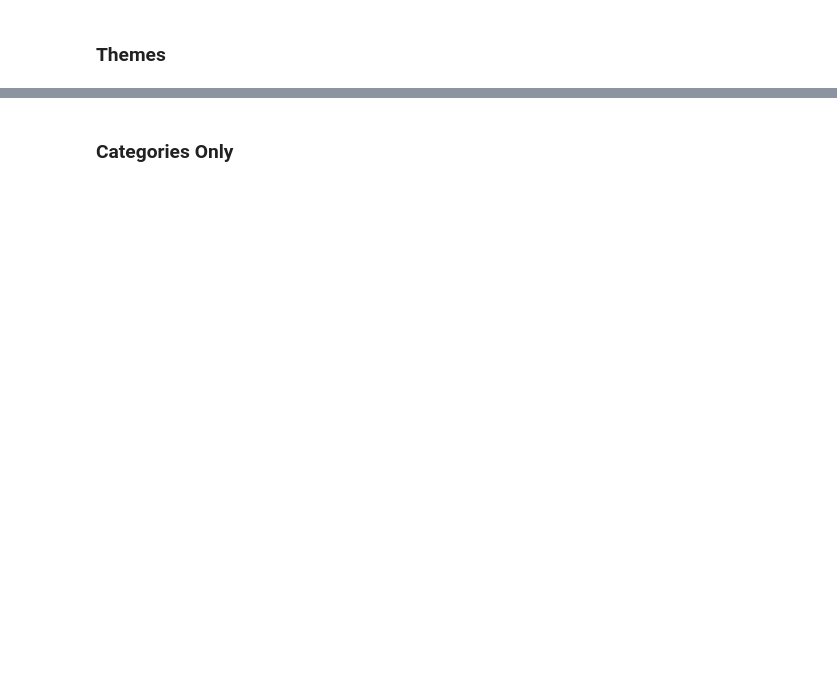
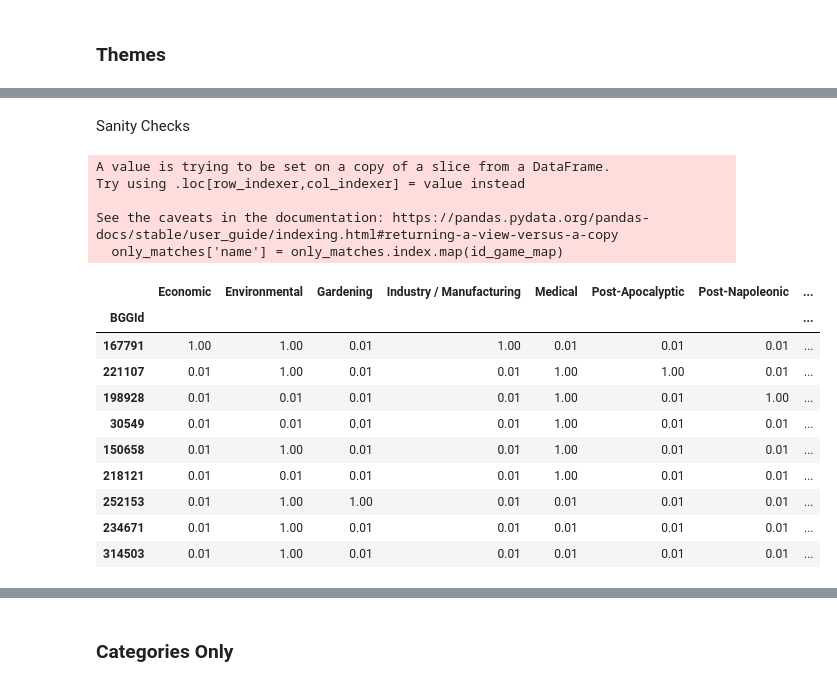
Before and after one commit to threnjen/boardgamegeek, a Jupyter notebook: exploratory_notebooks/03_content_sim_games.ipynb, the cells around one changed output, grey strips where cells are left out. Cells and saved outputs as stored; diff of their text form; code cells hidden in the pictures; blank space fills up the shorter version.

```diff
--- a/exploratory_notebooks/03_content_sim_games.ipynb
+++ b/exploratory_notebooks/03_content_sim_games.ipynb
@@ -51,5 +95,6 @@ games_df.head(2)
 # %%
-id_name_map = {x:y for x,y in zip(games_df['BGGId'],games_df['Name'])}
+id_game_map = {x:y for x,y in zip(games_df['BGGId'],games_df['Name'])}
+game_id_map = {y:x for x,y in zip(games_df['BGGId'],games_df['Name'])}
 bgg_ids = games_df['BGGId'].values
 relevant_df = games_df[['BGGId']]
-relevant_df.head(3)
+relevant_df.head(2)
@@ -59,6 +108,6 @@ test_games = ["Dominion", "Gloomhaven", "Pandemic", "Splendor", "Viticulture Ess
 models_df_storage = {}
 arrays_df_storage = {}
 
-game_name = test_games[7]
+game_name = test_games[-1]
 game_id = int(games_df[games_df['Name']==game_name]['BGGId'].values[0])
 game_name, game_id
@@ -95,4 +170,12 @@ themes_df = explode_columnar_df(themes_df)
 themes_df = relevant_df.merge(themes_df, on='BGGId', how='left').set_index('BGGId')
 themes_df = themes_df.astype(float).replace(0,0.01)
 themes_df = themes_df.fillna(0.01)
-themes_df.head()
+
+cosine_sims = cosine_distances(themes_df).round(3)
+
+sims_byid = pd.DataFrame(cosine_sims, columns=bgg_ids, index=bgg_ids)
+
+arrays_df_storage[model] = sims_byid
+
+results = [id_game_map[x] for x in (sims_byid[game_id].sort_values(ascending=True)[1:10].index)]
+results
@@ -109,0 +192,27 @@ arrays_df_storage[model] = sims_byid
+# %% [markdown]
+Sanity Checks
+# %%
+results_ids = [game_id_map[x] for x,y in game_id_map.items() if x in results]
+tester_df = themes_df[themes_df.index.isin(results_ids)]
+matching_columns = [x for x in tester_df.columns if tester_df[x].sum()>(tester_df.shape[0]*.01 + .001)]
+only_matches = tester_df[matching_columns]
+only_matches['name'] = only_matches.index.map(id_game_map)
+names = only_matches['name'].values
+only_matches
+# %% [output]
+A value is trying to be set on a copy of a slice from a DataFrame.
+Try using .loc[row_indexer,col_indexer] = value instead
+
+See the caveats in the documentation: https://pandas.pydata.org/pandas-docs/stable/user_guide/indexing.html#returning-a-view-versus-a-copy
+  only_matches['name'] = only_matches.index.map(id_game_map)
+|  | Economic | Environmental | Gardening | Industry / Manufacturing | Medical | Post-Apocalyptic | Post-Napoleonic | ... |
+| BGGId |  |  |  |  |  |  |  | ... |
+| 167791 | 1.00 | 1.00 | 0.01 | 1.00 | 0.01 | 0.01 | 0.01 | ... |
+| 221107 | 0.01 | 1.00 | 0.01 | 0.01 | 1.00 | 1.00 | 0.01 | ... |
+| 198928 | 0.01 | 0.01 | 0.01 | 0.01 | 1.00 | 0.01 | 1.00 | ... |
+| 30549 | 0.01 | 0.01 | 0.01 | 0.01 | 1.00 | 0.01 | 0.01 | ... |
+| 150658 | 0.01 | 1.00 | 0.01 | 0.01 | 1.00 | 0.01 | 0.01 | ... |
+| 218121 | 0.01 | 0.01 | 0.01 | 0.01 | 1.00 | 0.01 | 0.01 | ... |
+| 252153 | 0.01 | 1.00 | 1.00 | 0.01 | 0.01 | 0.01 | 0.01 | ... |
+| 234671 | 0.01 | 1.00 | 0.01 | 0.01 | 0.01 | 0.01 | 0.01 | ... |
+| 314503 | 0.01 | 1.00 | 0.01 | 0.01 | 0.01 | 0.01 | 0.01 | ... |
```
Also changed, not shown: parts of 84 cells of this notebook, 3 other files.
